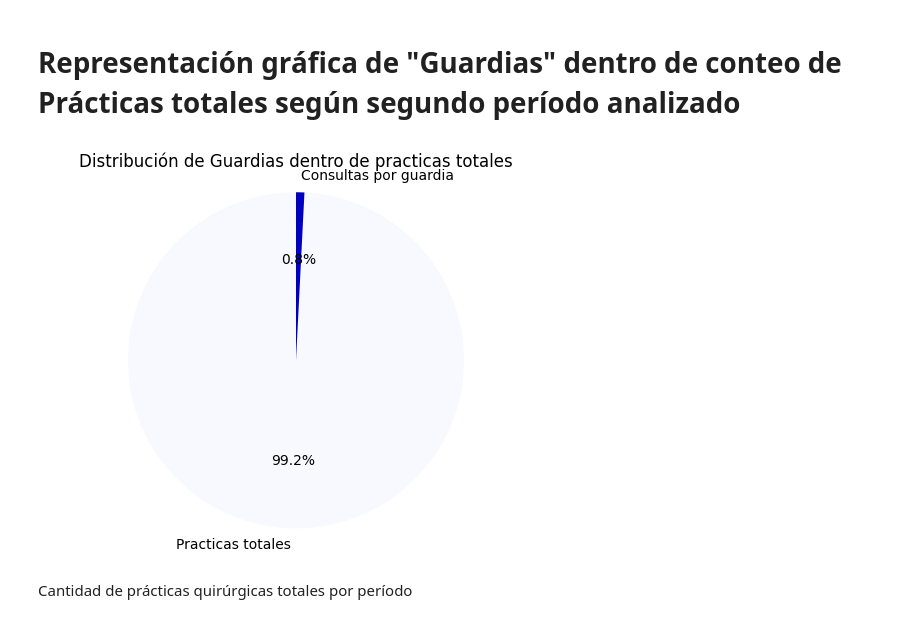
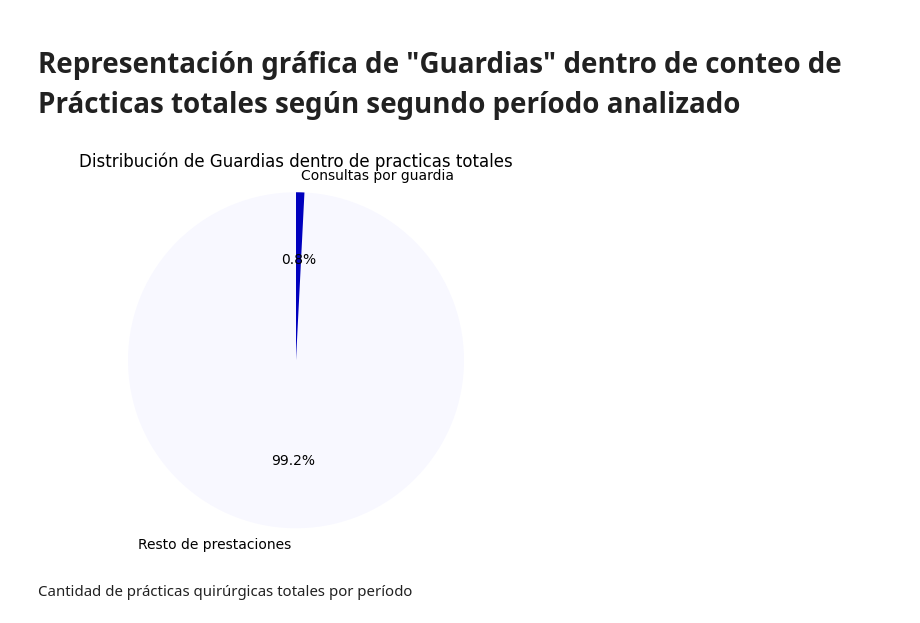
Before and after one commit to Smagali/Tps, a Jupyter notebook: PAMI_PP.ipynb, the cells around one changed output. Saved outputs shown, nothing was run; the diff lists cells and outputs as text; code cells hidden in the pictures.

```diff
--- a/PAMI_PP.ipynb
+++ b/PAMI_PP.ipynb
@@ -263,24 +263,24 @@ plt.show()
 # %%
 conteo_por_practica2 = len(data_2024['PRACTICA'])
 
 Guardias_filtro2 = (data_2024['PRACTICA'].astype(str).str.contains('429003'))
 Guardias_filtro2 = data_2024[Guardias_filtro2]
 Conteo_guardias2 = len(Guardias_filtro2)
 
-etiquetas = ['Practicas totales', 'Consultas por guardia']
+etiquetas = ['Resto de prestaciones', 'Consultas por guardia']
 conteos = [conteo_por_practica2, Conteo_guardias2]
 
 
 plt.pie(conteos, labels=etiquetas, autopct='%1.1f%%', startangle=90, colors=['#f8f8ff', '#0000be'])
 
 plt.axis('equal')
 
 plt.title('Distribución de Guardias dentro de practicas totales')
 
 
 plt.show()
 # %% [output]
-[figure, old version]
+[figure, new version]
 # %% [markdown]
 Cantidad de prácticas quirúrgicas totales por período
 # %%
```
Also changed, not shown: parts of 3 cells of this notebook.
